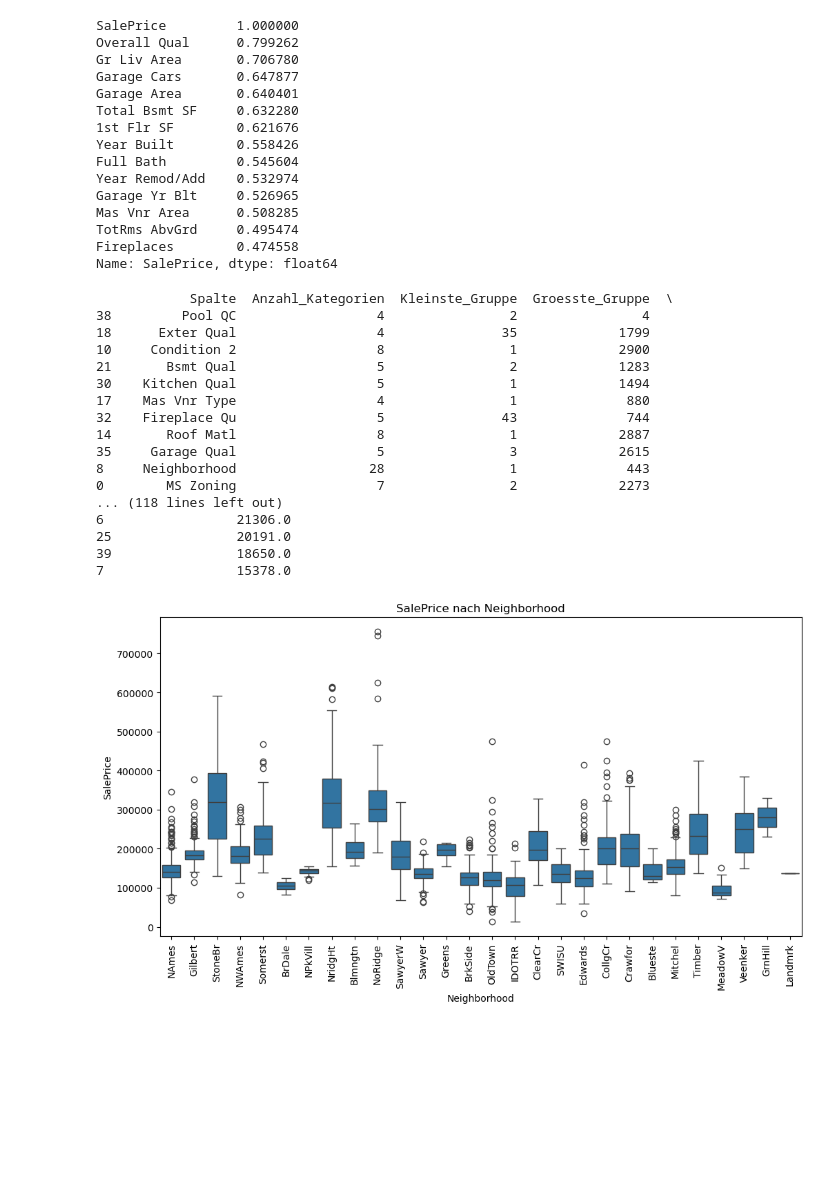
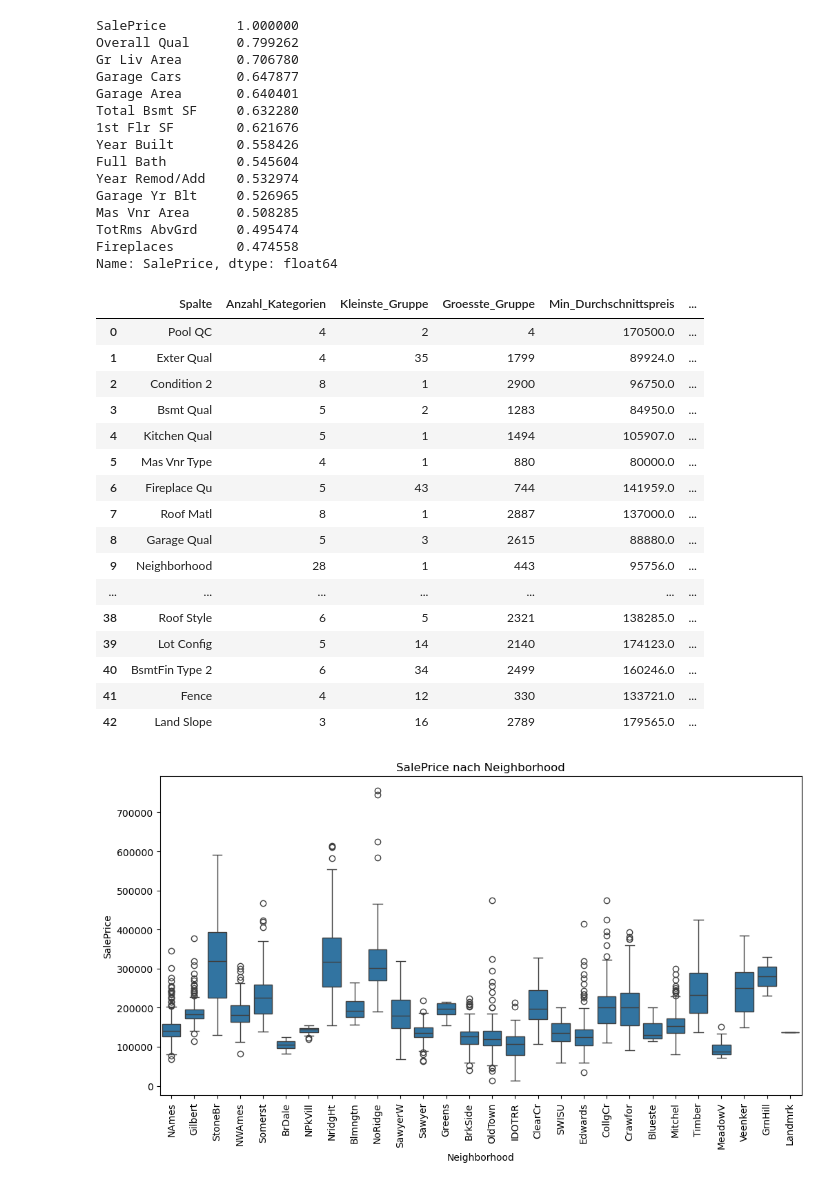
Before and after one commit to yazanalmssad/ames_housing_projekt, a Jupyter notebook: datacleaning.ipynb, the cells around one changed output. Drawn from its saved outputs; the diff is of its cells as text; code cells hidden in the pictures; blank space fills up the shorter version.

```diff
--- a/datacleaning.ipynb
+++ b/datacleaning.ipynb
@@ -169,51 +170,50 @@ TotRms AbvGrd     0.495474
 Fireplaces        0.474558
 Name: SalePrice, dtype: float64
 # %%
-# alle kategorialen Spalten auswählen
 categorical_cols = df.select_dtypes(include=['object']).columns
 
 cat_results = []
 
 for col in categorical_cols:
     grouped = df.groupby(col)['SalePrice']
     means = grouped.mean()
     counts = grouped.size()
 
     cat_results.append({
         'Spalte': col,
         'Anzahl_Kategorien': df[col].nunique(),
         'Kleinste_Gruppe': counts.min(),
         'Groesste_Gruppe': counts.max(),
         'Min_Durchschnittspreis': round(means.min(), 0),
         'Max_Durchschnittspreis': round(means.max(), 0),
         'Differenz': round(means.max() - means.min(), 0),
         'Std_der_Gruppenmittel': round(means.std(), 0)
     })
 
 cat_results_df = pd.DataFrame(cat_results).sort_values(
     by=['Std_der_Gruppenmittel', 'Differenz'],
     ascending=False
-)
+).reset_index(drop=True)
 
-print(cat_results_df)
+display(cat_results_df)
 # %% [output]
-            Spalte  Anzahl_Kategorien  Kleinste_Gruppe  Groesste_Gruppe  \
-38         Pool QC                  4                2                4
-18      Exter Qual                  4               35             1799
-10     Condition 2                  8                1             2900
-21       Bsmt Qual                  5                2             1283
-30    Kitchen Qual                  5                1             1494
-17    Mas Vnr Type                  4                1              880
-32    Fireplace Qu                  5               43              744
-14       Roof Matl                  8                1             2887
-35     Garage Qual                  5                3             2615
-8     Neighborhood                 28                1              443
-0        MS Zoning                  7                2             2273
-... (118 lines left out)
-6                 21306.0
-25                20191.0
-39                18650.0
-7                 15378.0
+|  | Spalte | Anzahl_Kategorien | Kleinste_Gruppe | Groesste_Gruppe | Min_Durchschnittspreis | ... |
+| 0 | Pool QC | 4 | 2 | 4 | 170500.0 | ... |
+| 1 | Exter Qual | 4 | 35 | 1799 | 89924.0 | ... |
+| 2 | Condition 2 | 8 | 1 | 2900 | 96750.0 | ... |
+| 3 | Bsmt Qual | 5 | 2 | 1283 | 84950.0 | ... |
+| 4 | Kitchen Qual | 5 | 1 | 1494 | 105907.0 | ... |
+| 5 | Mas Vnr Type | 4 | 1 | 880 | 80000.0 | ... |
+| 6 | Fireplace Qu | 5 | 43 | 744 | 141959.0 | ... |
+| 7 | Roof Matl | 8 | 1 | 2887 | 137000.0 | ... |
+| 8 | Garage Qual | 5 | 3 | 2615 | 88880.0 | ... |
+| 9 | Neighborhood | 28 | 1 | 443 | 95756.0 | ... |
+| ... | ... | ... | ... | ... | ... | ... |
+| 38 | Roof Style | 6 | 5 | 2321 | 138285.0 | ... |
+| 39 | Lot Config | 5 | 14 | 2140 | 174123.0 | ... |
+| 40 | BsmtFin Type 2 | 6 | 34 | 2499 | 160246.0 | ... |
+| 41 | Fence | 4 | 12 | 330 | 133721.0 | ... |
+| 42 | Land Slope | 3 | 16 | 2789 | 179565.0 | ... |
 # %%
 import matplotlib.pyplot as plt
 import seaborn as sns
```
Also changed, not shown: parts of 25 cells of this notebook.
